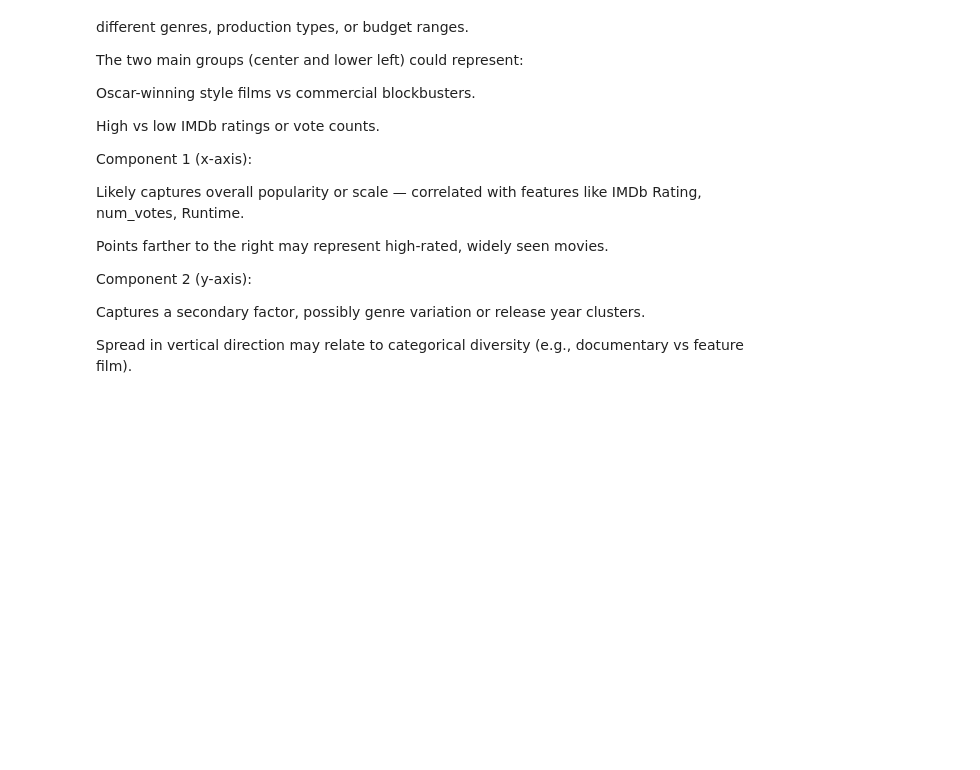
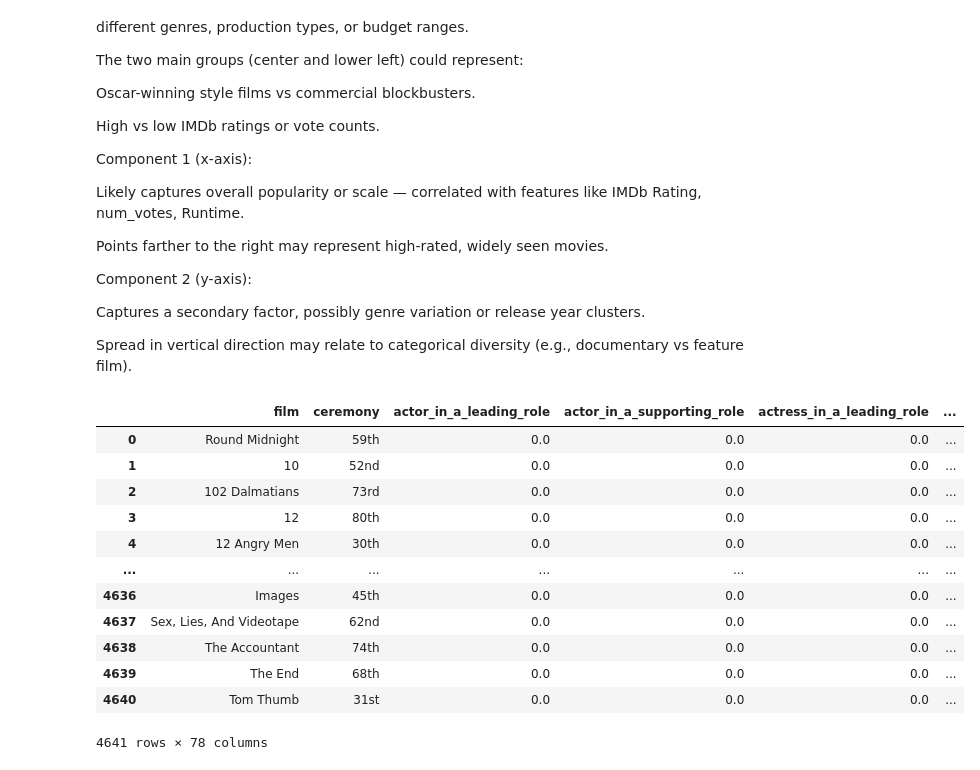
Before and after one commit to swathi-ms/Project-5, a Jupyter notebook: code/Swathi2.ipynb, the cells around one changed output. Saved outputs shown, nothing was run; the diff lists cells and outputs as text; code cells hidden in the pictures; blank space fills up the shorter version.

```diff
--- a/code/Swathi2.ipynb
+++ b/code/Swathi2.ipynb
@@ -503,3 +503,20 @@ Component 2 (y-axis):
 Captures a secondary factor, possibly genre variation or release year clusters.
 
 Spread in vertical direction may relate to categorical diversity (e.g., documentary vs feature film).
+# %%
+df1 = pd.read_csv('../data/final.csv')
+df1
+# %% [output]
+|  | film | ceremony | actor_in_a_leading_role | actor_in_a_supporting_role | actress_in_a_leading_role | ... |
+| 0 | Round Midnight | 59th | 0.0 | 0.0 | 0.0 | ... |
+| 1 | 10 | 52nd | 0.0 | 0.0 | 0.0 | ... |
+| 2 | 102 Dalmatians | 73rd | 0.0 | 0.0 | 0.0 | ... |
+| 3 | 12 | 80th | 0.0 | 0.0 | 0.0 | ... |
+| 4 | 12 Angry Men | 30th | 0.0 | 0.0 | 0.0 | ... |
+| ... | ... | ... | ... | ... | ... | ... |
+| 4636 | Images | 45th | 0.0 | 0.0 | 0.0 | ... |
+| 4637 | Sex, Lies, And Videotape | 62nd | 0.0 | 0.0 | 0.0 | ... |
+| 4638 | The Accountant | 74th | 0.0 | 0.0 | 0.0 | ... |
+| 4639 | The End | 68th | 0.0 | 0.0 | 0.0 | ... |
+| 4640 | Tom Thumb | 31st | 0.0 | 0.0 | 0.0 | ... |
+4641 rows × 78 columns
```
Also changed, not shown: parts of 2 cells of this notebook, 2 other files.
